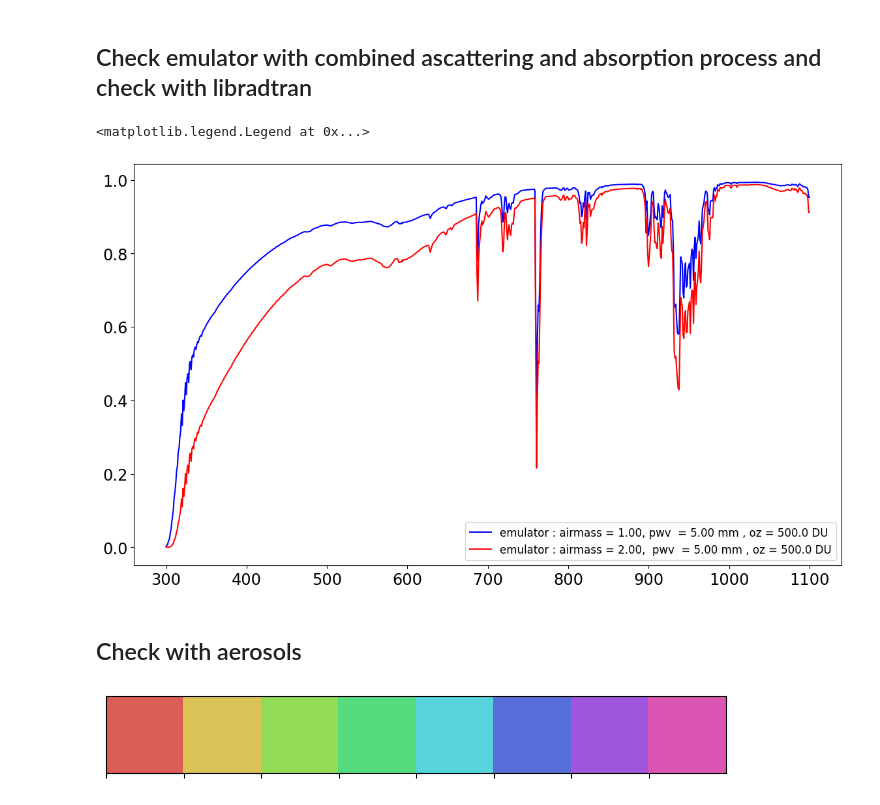
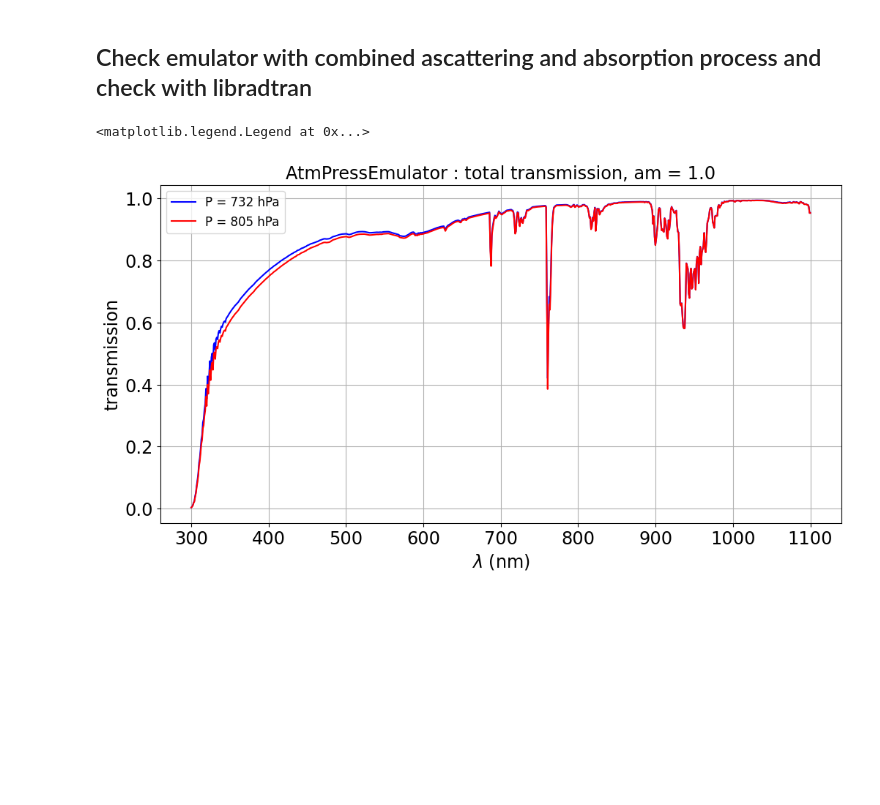
Before and after one commit to sylvielsstfr/AtmEmulator, a Jupyter notebook: docs/notebooks/atmpressemulator/test_AtmPressEmulator.ipynb, the cells around one changed output. Cells and saved outputs as stored; diff of their text form; code cells hidden in the pictures; blank space fills up the shorter version.

```diff
--- a/docs/notebooks/atmpressemulator/test_AtmPressEmulator.ipynb
+++ b/docs/notebooks/atmpressemulator/test_AtmPressEmulator.ipynb
@@ -82,4 +93,5 @@ sns.palplot(hls_colors)
 # %%
-emul =  AtmPressEmulator(pressure=800.)
+emul1 =  AtmPressEmulator(obs_str=obs_str)
+emul2 =  AtmPressEmulator(obs_str=obs_str,pressure = new_pressure)
 # %% [output]
 Observatory LSST found in preselected observation sites
@@ -86,5 +99,5 @@ Observatory LSST found in preselected observation sites
 # %%
-WL = emul.GetWL()
+WL = emul1.GetWL()
 # %% [markdown]
 ## Check emulator with Rayleigh scattering
 # %%
@@ -138,20 +264,22 @@ for idx,oz in enumerate(ozs):
 am0 = 1.0
 pwv0 = 5.0
 oz0 = 500.
-transm1 = emul.GetGriddedTransparencies(WL,am0,pwv0,oz0,flagRayleigh=True)
-label0=f"emulator : airmass = {am0:.2f}, pwv  = {pwv0:.2f} mm , oz = {oz0:.1f} DU"
+transm1 = emul1.GetGriddedTransparencies(WL,am0,pwv0,oz0,flagRayleigh=True)
+transm2 = emul2.GetGriddedTransparencies(WL,am0,pwv0,oz0,flagRayleigh=True)
-# %%
-am1 = 2.0
-pwv1 = 5.0
-oz1 = 500.
-transm2 = emul.GetGriddedTransparencies(WL,am1,pwv1,oz1,flagRayleigh=True)
-label1=f"emulator : airmass = {am1:.2f},  pwv  = {pwv1:.2f} mm , oz = {oz1:.1f} DU"
 # %%
-plt.figure(figsize=(14,8))
+fig, ax = plt.subplots()
 
-plt.plot(WL,transm1,'b-',label=label0)
-plt.plot(WL,transm2,'r-',label=label1)
-plt.legend()
+ax.plot(WL,transm1,'b-',label=label1)
+ax.plot(WL,transm2,'r-',label=label2)
+
+title = f"AtmPressEmulator : total transmission, am = {am0:.1f}"
+ax.set_title(title)
+ax.set_xlabel("$\lambda$ (nm)")
+ax.set_ylabel("transmission")
+# place a text box in upper left in axes coords
+#ax.text(0.5, 0.05, textboxstr, transform=ax.transAxes, fontsize=14,verticalalignment='bottom', bbox=textboxprops)
+ax.grid()
+ax.legend()
 # %% [output]
 <matplotlib.legend.Legend at 0x...>
-[figure, old version]
+[figure, new version]
@@ -172,7 +285,0 @@ if FLAG_CHECKWITHLIBRADTRAN:
-# %% [markdown]
-## Check with aerosols
-# %%
-hls_colors = sns.color_palette("hls", NAM)
-sns.palplot(hls_colors)
-# %% [output]
-[figure, removed]
```
Also changed, not shown: parts of 26 cells of this notebook.
